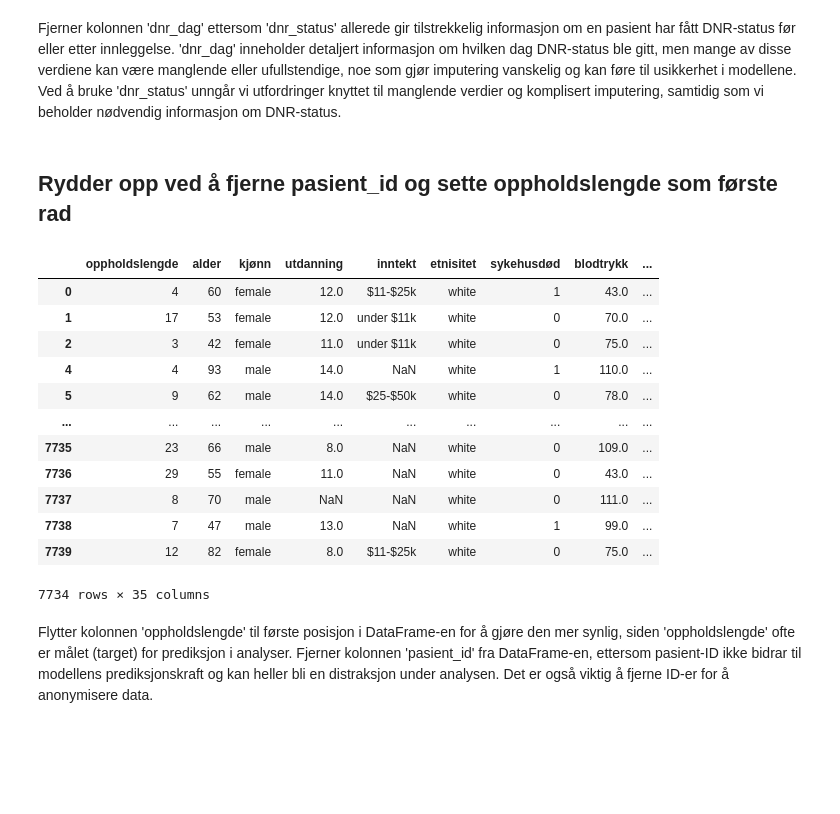
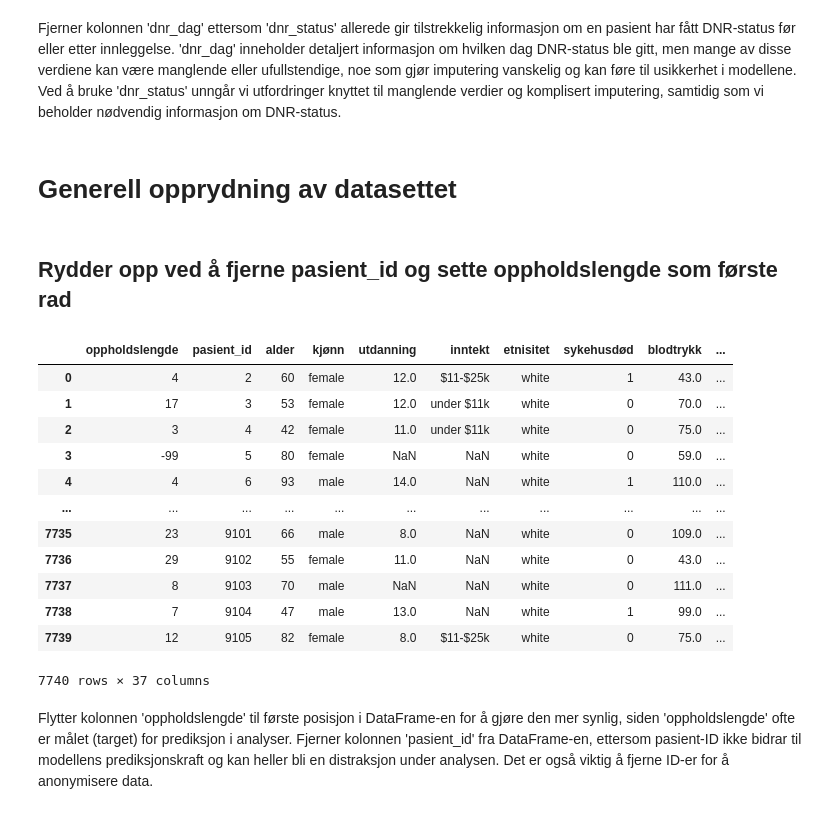
Before and after one commit to JakobBerg-Projects/Data-Science-Sykehusopphold, a Jupyter notebook: src/datatilberedning.ipynb, the cells around one changed output. Saved outputs shown, nothing was run; the diff lists cells and outputs as text; code cells hidden in the pictures; blank space fills up the shorter version.

```diff
--- a/src/datatilberedning.ipynb
+++ b/src/datatilberedning.ipynb
@@ -195,32 +176,33 @@ Fjerner kolonnen 'dnr_dag' ettersom 'dnr_status' allerede gir tilstrekkelig info
 'dnr_dag' inneholder detaljert informasjon om hvilken dag DNR-status ble gitt, men mange av disse verdiene kan være manglende eller ufullstendige,
 noe som gjør imputering vanskelig og kan føre til usikkerhet i modellene.
 Ved å bruke 'dnr_status' unngår vi utfordringer knyttet til manglende verdier og komplisert imputering, samtidig som vi beholder nødvendig informasjon om DNR-status.
+# %% [markdown]
+# Generell opprydning av datasettet
 # %% [markdown]
 ## Rydder opp ved å fjerne pasient_id og sette oppholdslengde som første rad
 # %%
 col_to_move = pasient_info_df.pop('oppholdslengde')
 pasient_info_df.insert(0, 'oppholdslengde', col_to_move)
 pasient_info_df.drop(columns=['pasient_id'], inplace=True)
 pasient_info_df
 
 col_to_move = pasient_info_df_sample.pop('oppholdslengde')
 pasient_info_df_sample.insert(0, 'oppholdslengde', col_to_move)
-pasient_info_df_sample.drop(columns=['pasient_id'], inplace=True)
-pasient_info_df
+pasient_info_df_sample
 # %% [output]
-|  | oppholdslengde | alder | kjønn | utdanning | inntekt | etnisitet | sykehusdød | blodtrykk | ... |
-| 0 | 4 | 60 | female | 12.0 | $11-$25k | white | 1 | 43.0 | ... |
-| 1 | 17 | 53 | female | 12.0 | under $11k | white | 0 | 70.0 | ... |
-| 2 | 3 | 42 | female | 11.0 | under $11k | white | 0 | 75.0 | ... |
-| 4 | 4 | 93 | male | 14.0 | NaN | white | 1 | 110.0 | ... |
-| 5 | 9 | 62 | male | 14.0 | $25-$50k | white | 0 | 78.0 | ... |
-| ... | ... | ... | ... | ... | ... | ... | ... | ... | ... |
-| 7735 | 23 | 66 | male | 8.0 | NaN | white | 0 | 109.0 | ... |
-| 7736 | 29 | 55 | female | 11.0 | NaN | white | 0 | 43.0 | ... |
-| 7737 | 8 | 70 | male | NaN | NaN | white | 0 | 111.0 | ... |
-| 7738 | 7 | 47 | male | 13.0 | NaN | white | 1 | 99.0 | ... |
-| 7739 | 12 | 82 | female | 8.0 | $11-$25k | white | 0 | 75.0 | ... |
+|  | oppholdslengde | pasient_id | alder | kjønn | utdanning | inntekt | etnisitet | sykehusdød | blodtrykk | ... |
+| 0 | 4 | 2 | 60 | female | 12.0 | $11-$25k | white | 1 | 43.0 | ... |
+| 1 | 17 | 3 | 53 | female | 12.0 | under $11k | white | 0 | 70.0 | ... |
+| 2 | 3 | 4 | 42 | female | 11.0 | under $11k | white | 0 | 75.0 | ... |
+| 3 | -99 | 5 | 80 | female | NaN | NaN | white | 0 | 59.0 | ... |
+| 4 | 4 | 6 | 93 | male | 14.0 | NaN | white | 1 | 110.0 | ... |
+| ... | ... | ... | ... | ... | ... | ... | ... | ... | ... | ... |
+| 7735 | 23 | 9101 | 66 | male | 8.0 | NaN | white | 0 | 109.0 | ... |
+| 7736 | 29 | 9102 | 55 | female | 11.0 | NaN | white | 0 | 43.0 | ... |
+| 7737 | 8 | 9103 | 70 | male | NaN | NaN | white | 0 | 111.0 | ... |
+| 7738 | 7 | 9104 | 47 | male | 13.0 | NaN | white | 1 | 99.0 | ... |
+| 7739 | 12 | 9105 | 82 | female | 8.0 | $11-$25k | white | 0 | 75.0 | ... |
-7734 rows × 35 columns
+7740 rows × 37 columns
 # %% [markdown]
 Flytter kolonnen 'oppholdslengde' til første posisjon i DataFrame-en for å gjøre den mer synlig,
 siden 'oppholdslengde' ofte er målet (target) for prediksjon i analyser.
```
Also changed, not shown: parts of 2 cells of this notebook, 10 other files.
